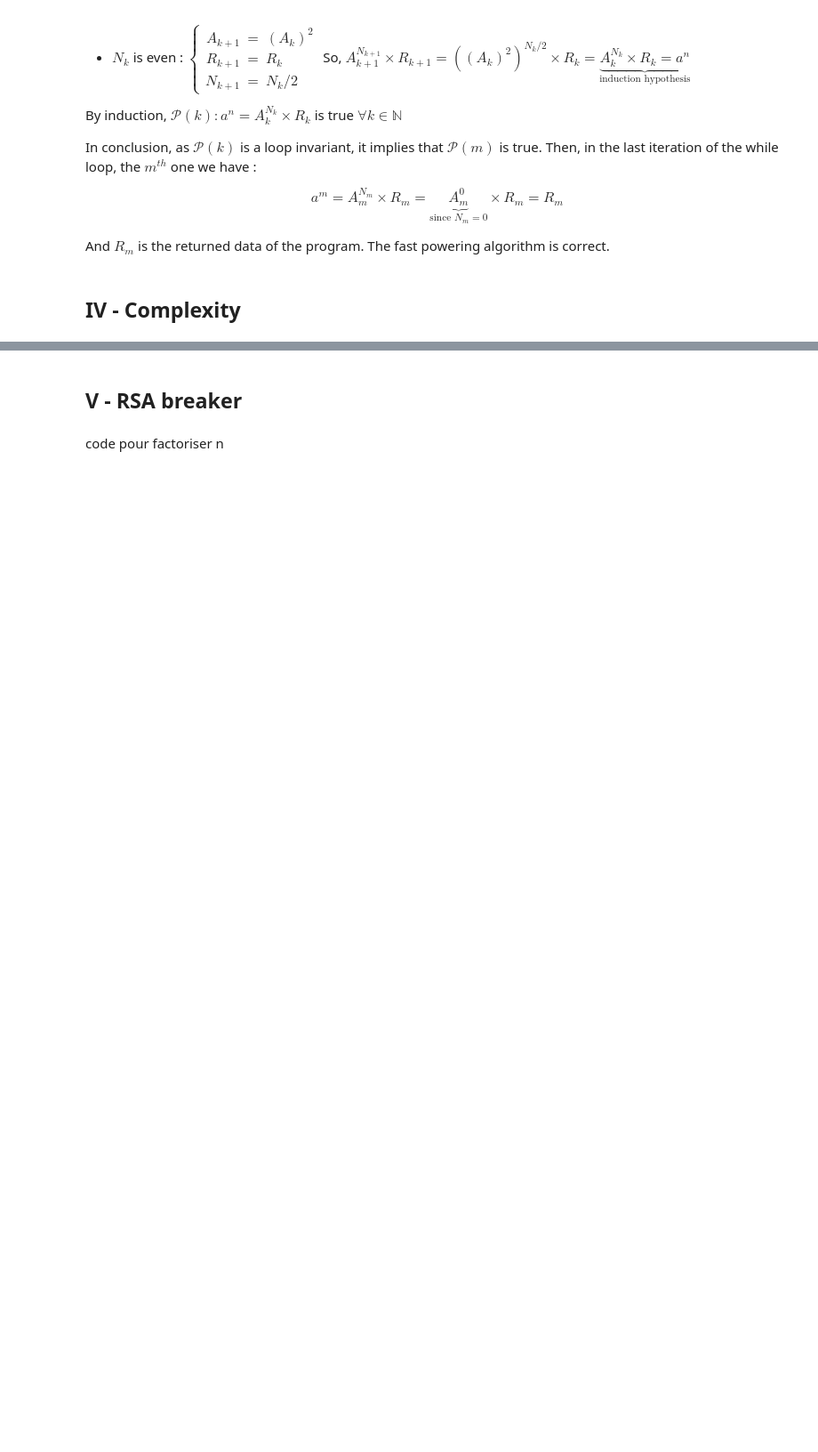
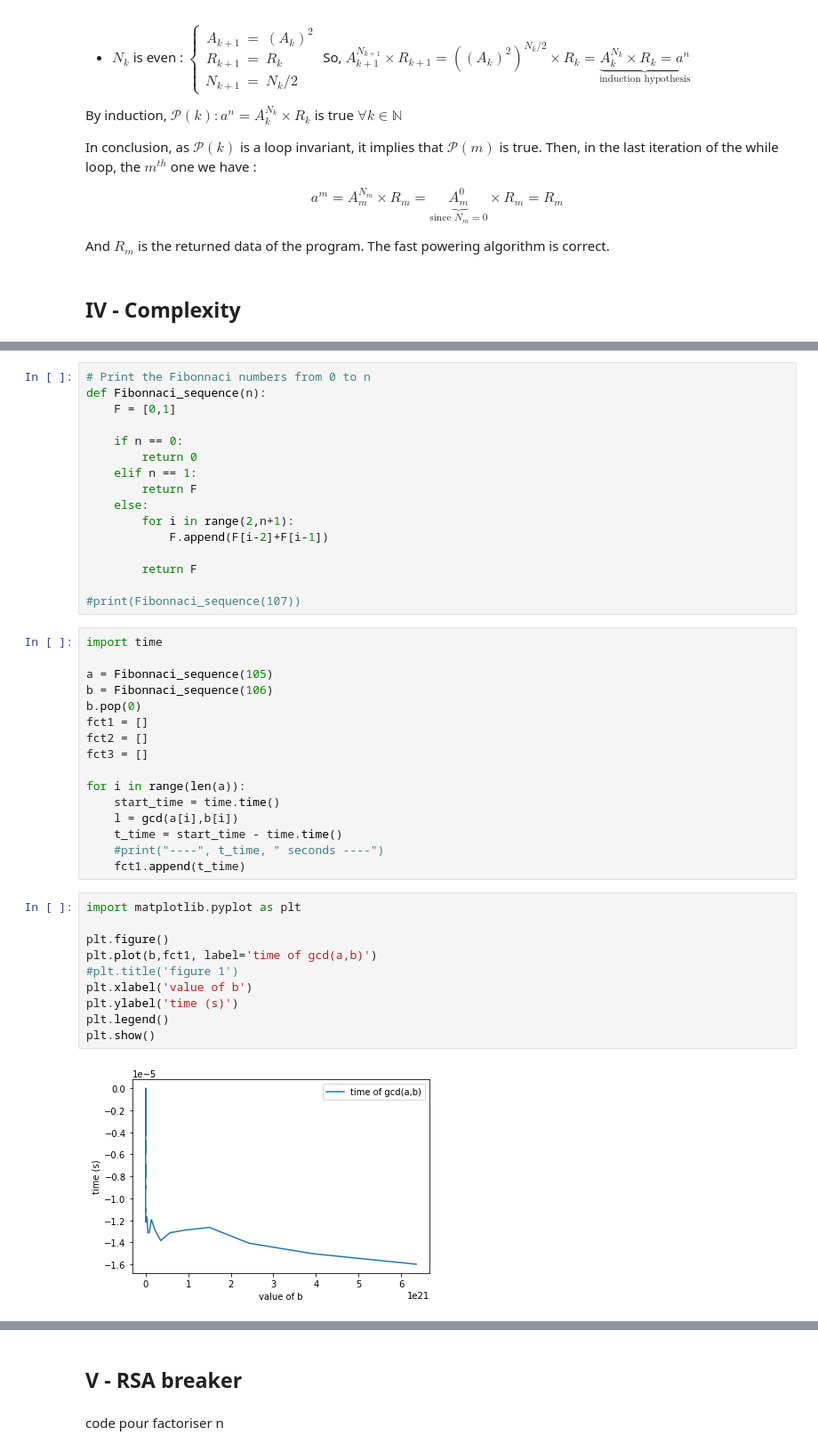
Before and after one commit to galyfray/IT41_TH1, a Jupyter notebook: Question1.ipynb, the cells around one changed output, grey strips where cells are left out. Shown: that part at 89% size. Saved outputs shown, nothing was run; the diff lists cells and outputs as text; blank space fills up the shorter version.

```diff
--- a/Question1.ipynb
+++ b/Question1.ipynb
@@ -268,0 +289,44 @@ def gcd(a,b):
+# %%
+# Print the Fibonnaci numbers from 0 to n
+def Fibonnaci_sequence(n):
+    F = [0,1]
+
+    if n == 0:
+        return 0
+    elif n == 1:
+        return F
+    else:
+        for i in range(2,n+1):
+            F.append(F[i-2]+F[i-1])
+
+        return F
+
+#print(Fibonnaci_sequence(107))
+# %%
+import time
+
+a = Fibonnaci_sequence(105)
+b = Fibonnaci_sequence(106)
+b.pop(0)
+fct1 = []
+fct2 = []
+fct3 = []
+
+for i in range(len(a)):
+    start_time = time.time()
+    l = gcd(a[i],b[i])
+    t_time = start_time - time.time()
+    #print("----", t_time, " seconds ----")
+    fct1.append(t_time)
+# %%
+import matplotlib.pyplot as plt
+
+plt.figure()
+plt.plot(b,fct1, label='time of gcd(a,b)')
+#plt.title('figure 1')
+plt.xlabel('value of b')
+plt.ylabel('time (s)')
+plt.legend()
+plt.show()
+# %% [output]
+[figure, added]
```
Also changed, not shown: parts of 7 cells of this notebook.
